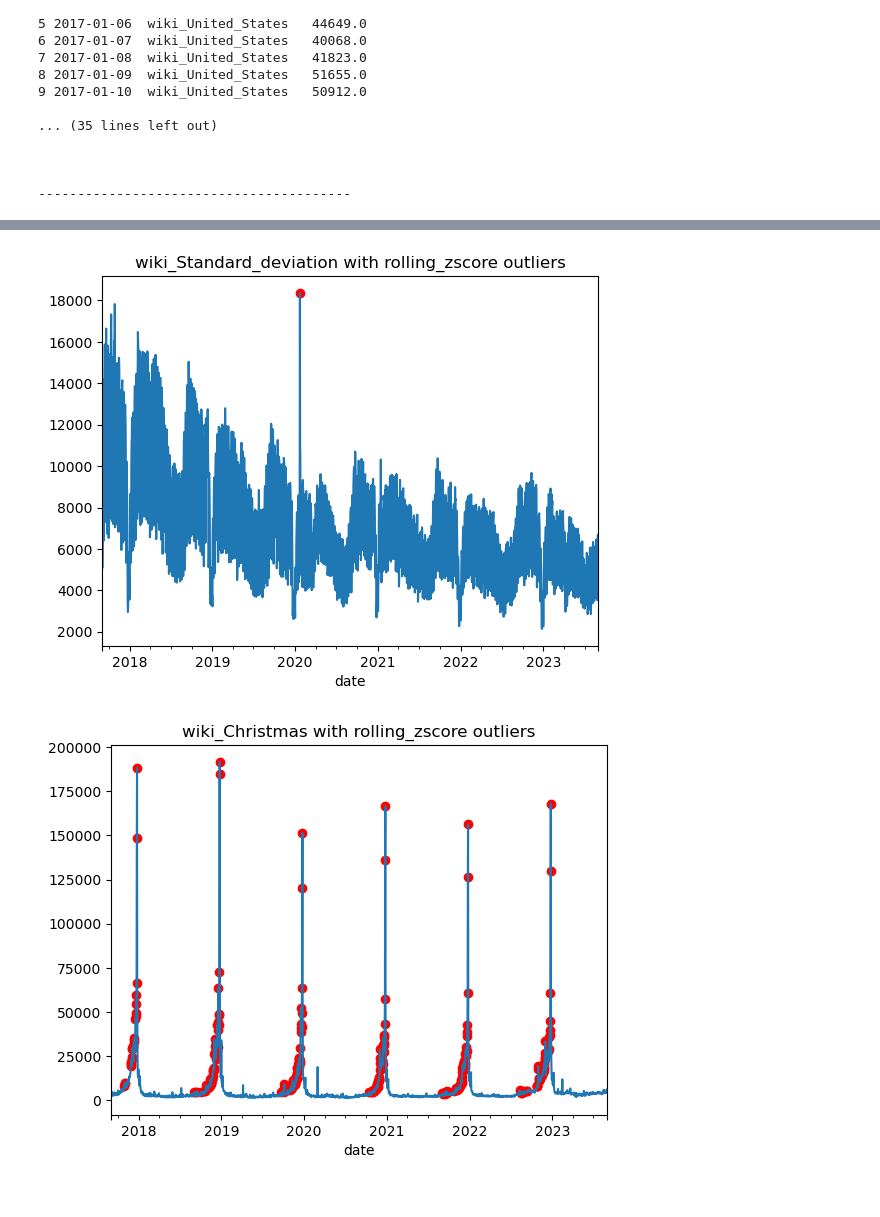
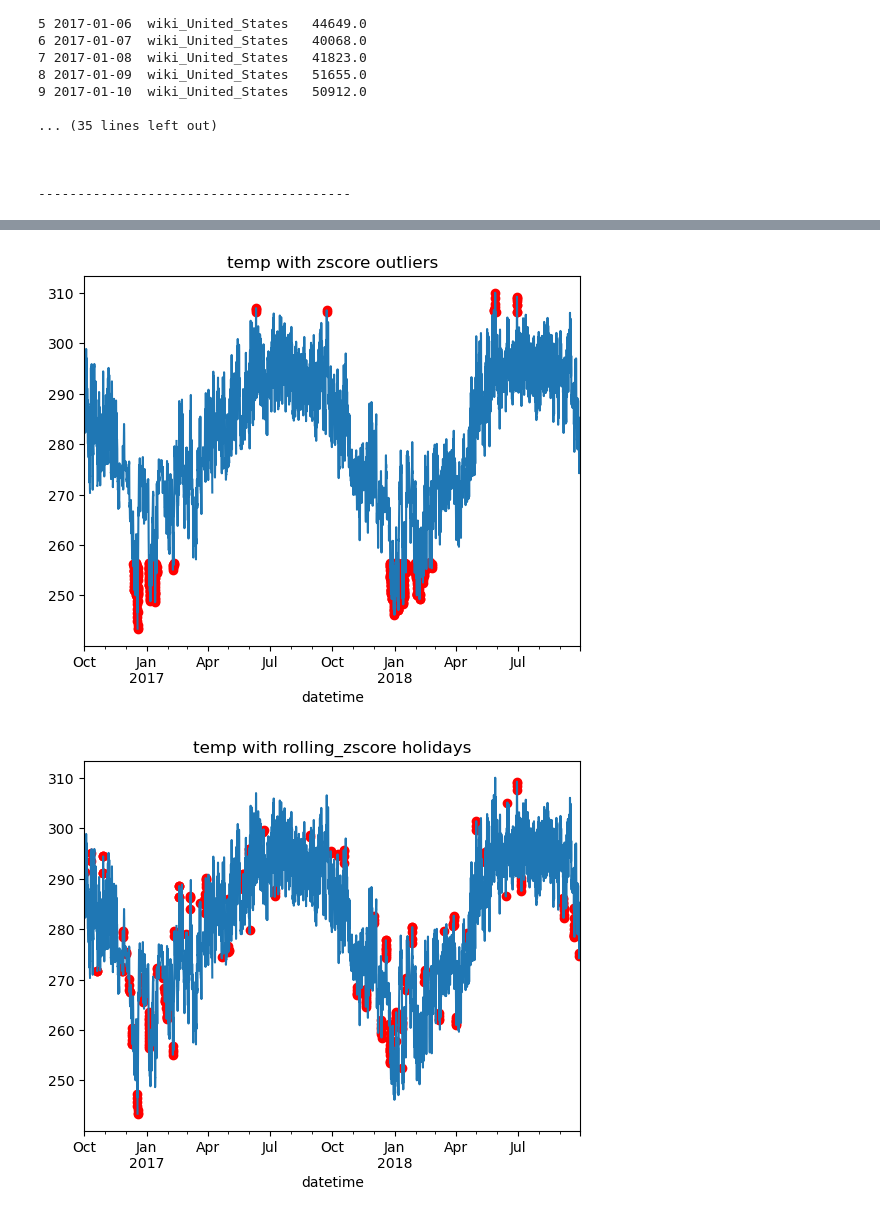
Before and after one commit to EdmundZhang/Risk_Control, a Jupyter notebook: TSAnomalyDetectionFramework.ipynb, the cells around one changed output, grey strips where cells are left out. Cells and saved outputs as stored; diff of their text form; code cells hidden in the pictures.

```diff
--- a/TSAnomalyDetectionFramework.ipynb
+++ b/TSAnomalyDetectionFramework.ipynb
@@ -223,5 +223,8 @@ df_load_hourly.drop(columns='snow_1h',inplace=True)
 df_load_hourly.drop(columns='rain_1h',inplace=True)
 df_load_hourly=df_load_hourly.select_dtypes(include=['object']).astype(float)##
 
+df_load_hourly.drop(columns='clouds_all',inplace=True)
+df_load_hourly.drop(columns='traffic_volume',inplace=True)
+
 df_load_live_daily['date'] = pd.to_datetime(df_load_live_daily['date'],format='%Y-%m-%d')
 df_load_live_daily = df_load_live_daily.set_index('date')
@@ -259,25 +231,45 @@ df_load_daily.head(10)
 # %%
 #df_datasets = [df_load_live_daily, df_load_daily, df_load_hourly]
-df_datasets = [df_load_live_daily,df_load_hourly]
-#df_datasets = [df_load_hourly]
-for df_datase in df_datasets:
+# df_datasets              = [df_load_live_daily,df_load_hourly]
+# df_datasets_timeinterval = ['D','H']
+
+df_datasets              = [df_load_hourly]
+df_datasets_timeinterval = ['H']
+
+""" AnomalyDetector:
+Detect anomalies on a historic dataset.
+Note anomaly score patterns vary by method.
+Anomaly flag is standard -1 = anomaly; 1 = regular"""
+
+for df_dataset in df_datasets:
     params = AnomalyDetector.get_new_params()
     mod = AnomalyDetector(output='multivariate', **params)
-    mod.detect(df_datase)
-    for col_name in df_datase.columns:
+    mod.detect(df_dataset)
+    for col_name in df_dataset.columns:
         mod.plot(series_name=col_name)
     #print(mod.scores) # meaning of scores varies by method
 
 
+"""HolidayDetector:
+Detect anomalies, then mark as holidays (events, festivals, etc) any that reoccur to a calendar.
 
-# # holiday detection, random parameters
-# holiday_params = HolidayDetector.get_new_params()
-# mod = HolidayDetector(**holiday_params)
-# mod.detect(df)
-# # several outputs are possible, you'll need to subset results from multivariate inputs
-# full_dates = pd.date_range("2014-01-01", "2024-01-01", freq='D')
-# prophet_holidays = mod.dates_to_holidays(full_dates, style="prophet")
-# mod.plot()
+Be aware of timezone, especially combining series from multiple time zones. Dates then may not accurately align.
+Can pick up a holiday on the wrong calendar especially for extended holidays (Christmas) and with short (several years is short here) history.
+Holidays on unusual days or weekdays of month (5th Monday of April) may occur
+No multiyear patterns (election year) are detected - would need lots of history
+"""
+
+for index,df_dataset in enumerate(df_datasets):
+    # holiday detection, random parameters
+    holiday_params = HolidayDetector.get_new_params()
+    mod = HolidayDetector(**holiday_params)
+    mod.detect(df_dataset)
+    # several outputs are possible, you'll need to subset results from multivariate inputs
+    full_dates = pd.date_range("2014-01-01", "2024-01-01", freq=df_datasets_timeinterval[index])
+    prophet_holidays = mod.dates_to_holidays(full_dates, style="prophet")
+    for col_name in df_dataset.columns:
+        mod.plot(series_name=col_name)
+    #print(mod.scores) # meaning of scores varies by method
 # %% [output]
-[figure, old version]
+[figure, new version]
-[figure, old version]
+[figure, new version]
```
Also changed, not shown: parts of 9 cells of this notebook.
